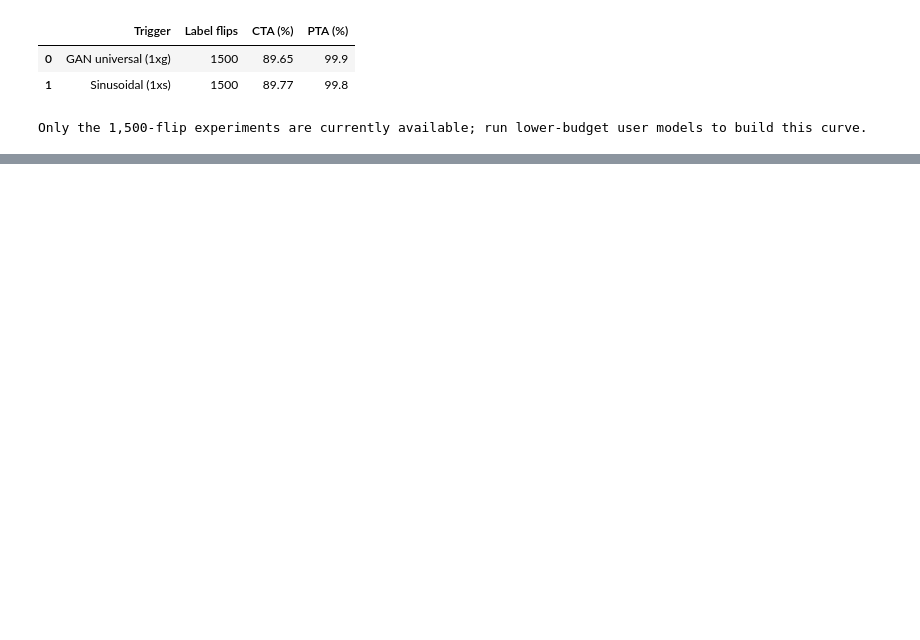
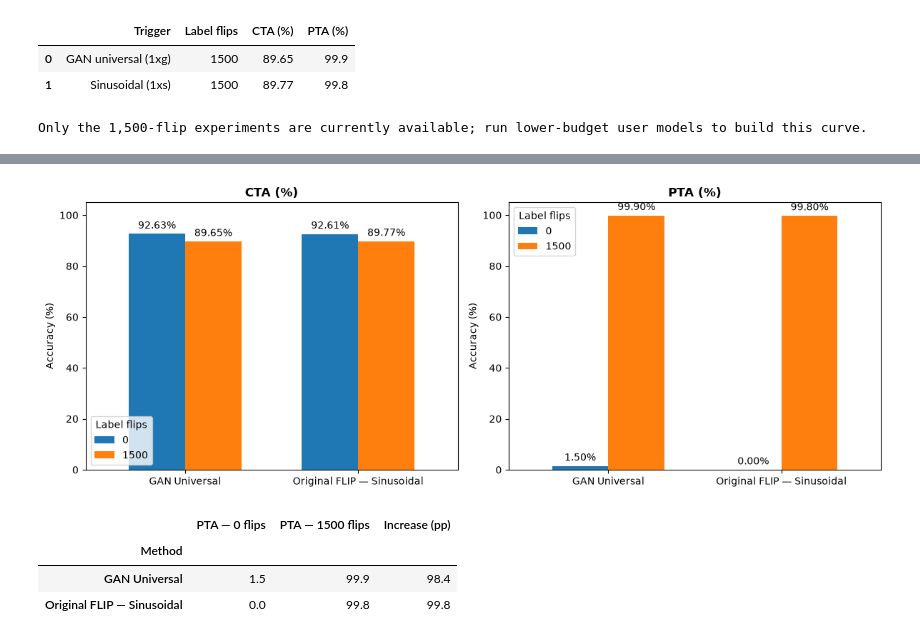
Before and after one commit to nadinehc/FLIP, a Jupyter notebook: compare_triggers.ipynb, the cells around one changed output, grey strips where cells are left out. Cells and saved outputs as stored; diff of their text form; code cells hidden in the pictures; blank space fills up the shorter version.

Commit message:
Update experiment comparison and conclusions

```diff
--- a/compare_triggers.ipynb
+++ b/compare_triggers.ipynb
@@ -220,0 +273,30 @@ Only the 1,500-flip experiments are currently available; run lower-budget user m
+# %%
+fig, axes = plt.subplots(1, 2, figsize=(12, 4.5))
+
+for ax, metric in zip(axes, ["CTA (%)", "PTA (%)"]):
+    data = df_zero.pivot(index="Method", columns="Label flips", values=metric)
+    data[[0, 1500]].plot(kind="bar", ax=ax, rot=0, width=0.65)
+    ax.set_title(metric, fontweight="bold")
+    ax.set_xlabel("")
+    ax.set_ylabel("Accuracy (%)")
+    ax.set_ylim(0, 105)
+    ax.legend(title="Label flips")
+    for bars in ax.containers:
+        ax.bar_label(bars, fmt="%.2f%%", padding=3)
+
+plt.tight_layout()
+plt.show()
+# %% [output]
+[figure, added]
+# %%
+comparison = df_zero.pivot(index="Method", columns="Label flips", values="PTA (%)")
+
+comparison["Increase (pp)"] = comparison[1500] - comparison[0]
+comparison.columns = ["PTA — 0 flips", "PTA — 1500 flips", "Increase (pp)"]
+
+display(comparison.round(2))
+# %% [output]
+|  | PTA — 0 flips | PTA — 1500 flips | Increase (pp) |
+| Method |  |  |  |
+| GAN Universal | 1.5 | 99.9 | 98.4 |
+| Original FLIP — Sinusoidal | 0.0 | 99.8 | 99.8 |
```
Also changed, not shown: parts of 7 cells of this notebook.
